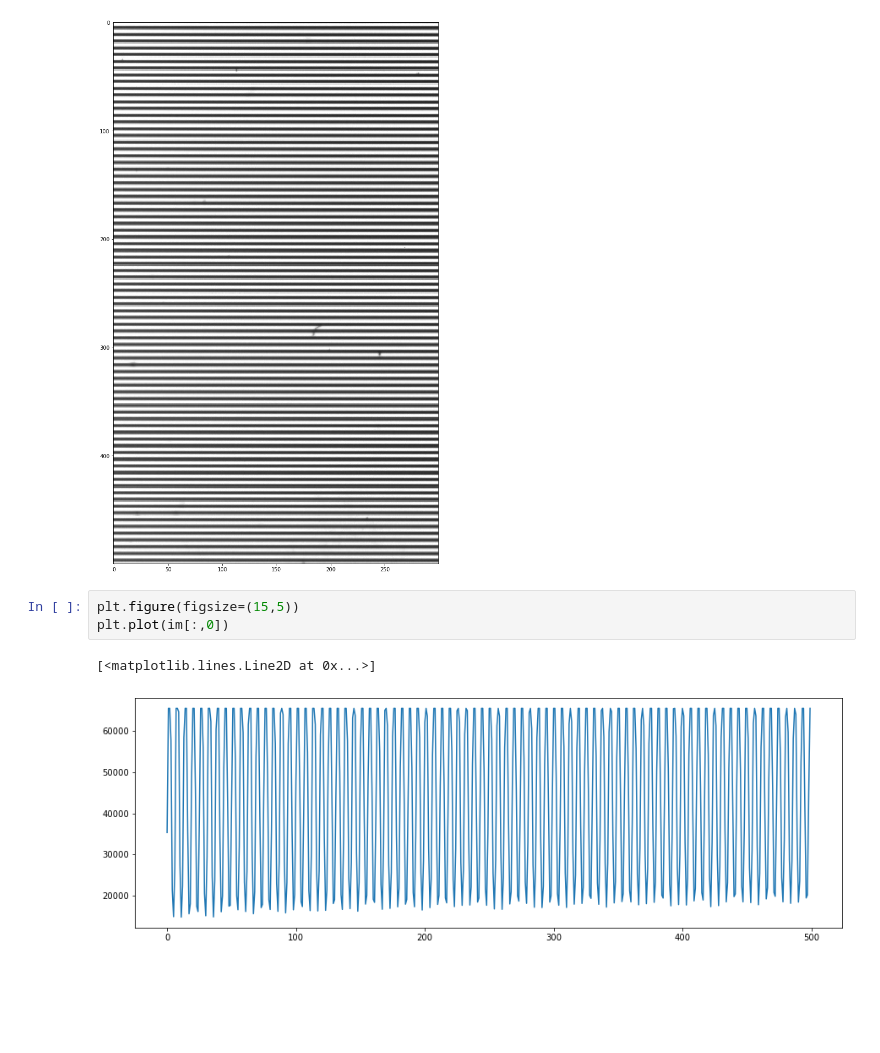
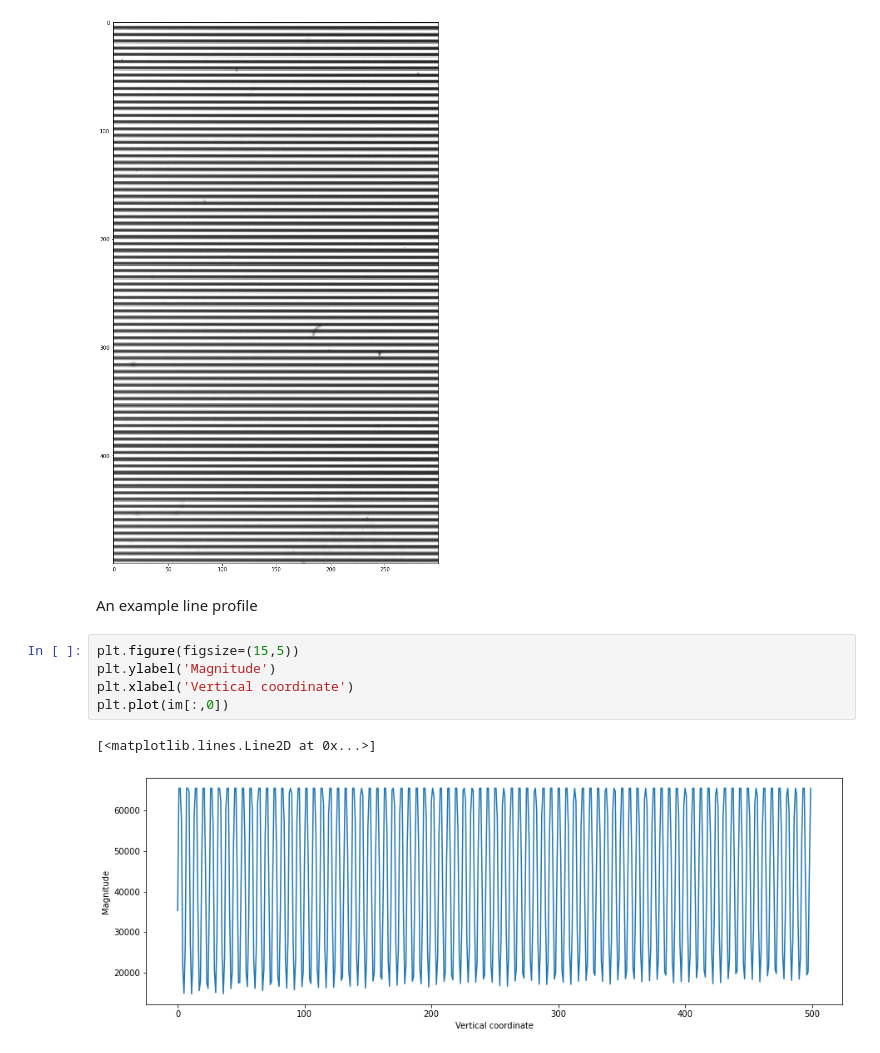
Before and after one commit to kwokkenton/optea, a Jupyter notebook: dof.ipynb, the cells around one changed output. Cells and saved outputs as stored; diff of their text form; blank space fills up the shorter version.

```diff
--- a/dof.ipynb
+++ b/dof.ipynb
@@ -15,9 +21,13 @@ io.imshow(im)
 # %% [output]
 <matplotlib.image.AxesImage at 0x...>
 [figure]
+# %% [markdown]
+An example line profile
 # %%
 plt.figure(figsize=(15,5))
+plt.ylabel('Magnitude')
+plt.xlabel('Vertical coordinate')
 plt.plot(im[:,0])
 # %% [output]
 [<matplotlib.lines.Line2D at 0x...>]
-[figure, old version]
+[figure, new version]
```
Also changed, not shown: parts of 19 cells of this notebook.
